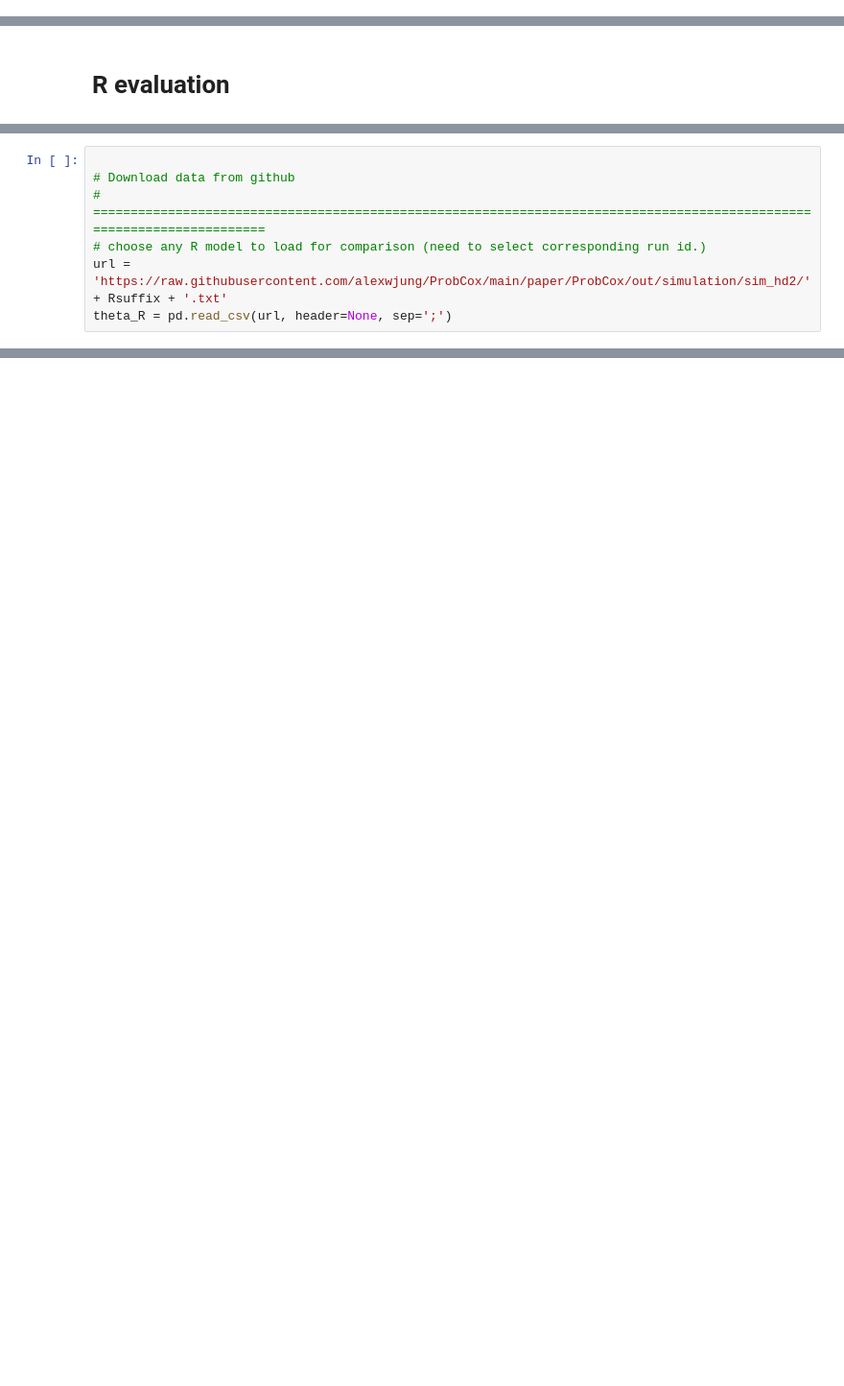
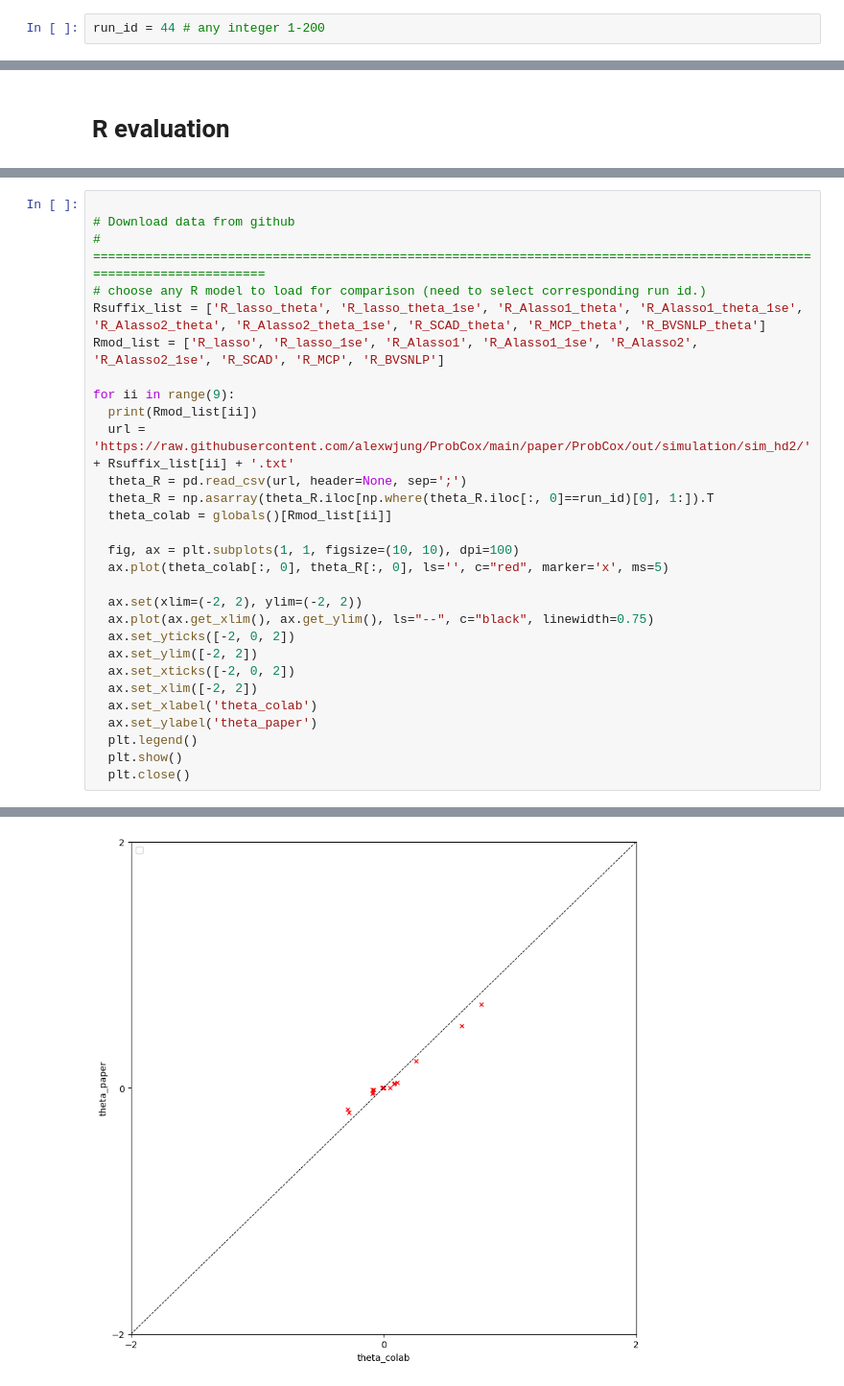
Before and after one commit to alexwjung/ProbCox, a Jupyter notebook: paper/ProbCox/replication/simulations/highdimensional_case2.ipynb, the cells around one changed output, grey strips where cells are left out. Shown: that part at 96% size. Drawn from its saved outputs; the diff is of its cells as text; blank space fills up the shorter version.

```diff
--- a/paper/ProbCox/replication/simulations/highdimensional_case2.ipynb
+++ b/paper/ProbCox/replication/simulations/highdimensional_case2.ipynb
@@ -19,3 +15,5 @@ Rsuffix = 'R_Alasso1_theta' # 'R_lasso_theta', 'R_lasso_theta_1se', 'R_Alasso1_t
+# %%
+run_id = 44 # any integer 1-200
 # %%
 # google colab specific - installing probcox
 !pip3 install torch==1.7.0
@@ -340,10 +355,3 @@ Starting CV fold #3
 Starting CV fold #1
 Starting CV fold #2
 Starting CV fold #3
-# %%
-
-# Download data from github
-# =======================================================================================================================
-# choose any R model to load for comparison (need to select corresponding run id.)
-url = 'https://raw.githubusercontent.com/alexwjung/ProbCox/main/paper/ProbCox/out/simulation/sim_hd2/' + Rsuffix + '.txt'
-theta_R = pd.read_csv(url, header=None, sep=';')
@@ -363,0 +387,30 @@ plt.scatter(R_colab[:10, 0], np.squeeze(np.asarray(theta_R.iloc[np.where(theta_R
+# %%
+
+# Download data from github
+# =======================================================================================================================
+# choose any R model to load for comparison (need to select corresponding run id.)
+Rsuffix_list = ['R_lasso_theta', 'R_lasso_theta_1se', 'R_Alasso1_theta', 'R_Alasso1_theta_1se', 'R_Alasso2_theta', 'R_Alasso2_theta_1se', 'R_SCAD_theta', 'R_MCP_theta', 'R_BVSNLP_theta']
+Rmod_list = ['R_lasso', 'R_lasso_1se', 'R_Alasso1', 'R_Alasso1_1se', 'R_Alasso2', 'R_Alasso2_1se', 'R_SCAD', 'R_MCP', 'R_BVSNLP']
+
+for ii in range(9):
+  print(Rmod_list[ii])
+  url = 'https://raw.githubusercontent.com/alexwjung/ProbCox/main/paper/ProbCox/out/simulation/sim_hd2/' + Rsuffix_list[ii] + '.txt'
+  theta_R = pd.read_csv(url, header=None, sep=';')
+  theta_R = np.asarray(theta_R.iloc[np.where(theta_R.iloc[:, 0]==run_id)[0], 1:]).T
+  theta_colab = globals()[Rmod_list[ii]]
+
+  fig, ax = plt.subplots(1, 1, figsize=(10, 10), dpi=100)
+  ax.plot(theta_colab[:, 0], theta_R[:, 0], ls='', c="red", marker='x', ms=5)
+
+  ax.set(xlim=(-2, 2), ylim=(-2, 2))
+  ax.plot(ax.get_xlim(), ax.get_ylim(), ls="--", c="black", linewidth=0.75)
+  ax.set_yticks([-2, 0, 2])
+  ax.set_ylim([-2, 2])
+  ax.set_xticks([-2, 0, 2])
+  ax.set_xlim([-2, 2])
+  ax.set_xlabel('theta_colab')
+  ax.set_ylabel('theta_paper')
+  plt.legend()
+  plt.show()
+  plt.close()
+# %% [output]
@@ -363,0 +419 @@ plt.scatter(R_colab[:10, 0], np.squeeze(np.asarray(theta_R.iloc[np.where(theta_R
+[figure, added]
```
Also changed, not shown: parts of 19 cells of this notebook, 2 other files.
